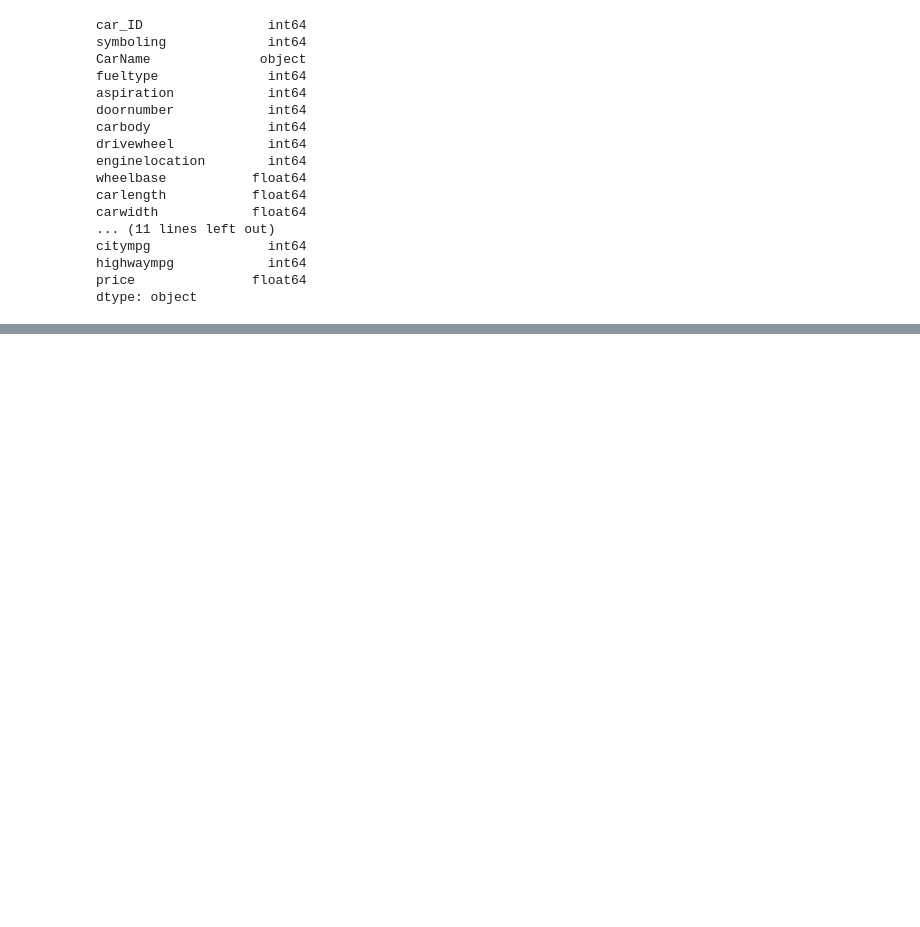
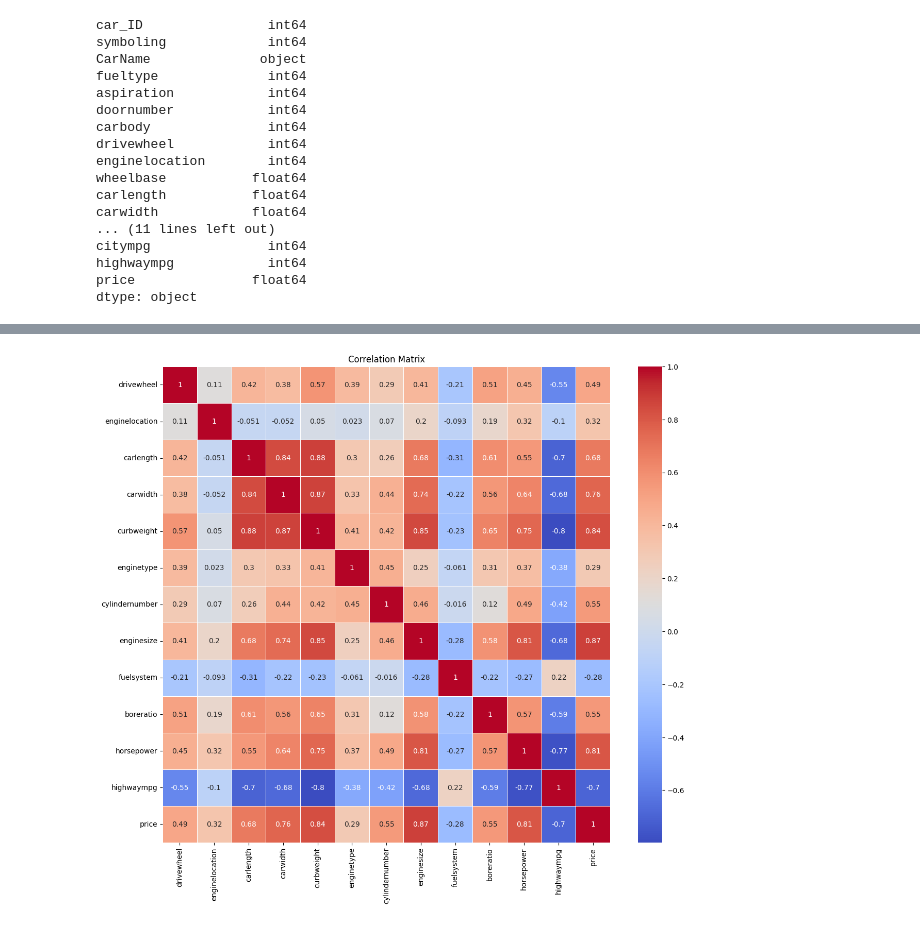
Before and after one commit to AnirveshArcot/CarPrices, a Jupyter notebook: final.ipynb, the cells around one changed output, grey strips where cells are left out. Cells and saved outputs as stored; diff of their text form; code cells hidden in the pictures; blank space fills up the shorter version.

```diff
--- a/final.ipynb
+++ b/final.ipynb
@@ -220 +230,20 @@ file.describe(include='all')
+# %%
+file.drop(columns=['compressionratio'], inplace=True)
+file.drop(columns=['stroke'], inplace=True)
+file.drop(columns=['peakrpm'], inplace=True)
+file.drop(columns=['carheight'], inplace=True)
+file.drop(columns=['carbody'], inplace=True)
+file.drop(columns=['aspiration'], inplace=True)
+file.drop(columns=['fueltype'], inplace=True)
+file.drop(columns=['symboling'], inplace=True)
+file.drop(columns=['citympg'], inplace=True)
+file.drop(columns=['doornumber'], inplace=True)
+file.drop(columns=['wheelbase'], inplace=True)
+correlation_matrix = file.corr()
+plt.figure(figsize=(14, 12))
+sns.heatmap(correlation_matrix, annot=True, cmap='coolwarm', linewidths=0.5)
+plt.title("Correlation Matrix")
+plt.show()
+# %% [output]
+[figure, added]
 # %%
```
Also changed, not shown: parts of 10 cells of this notebook.
